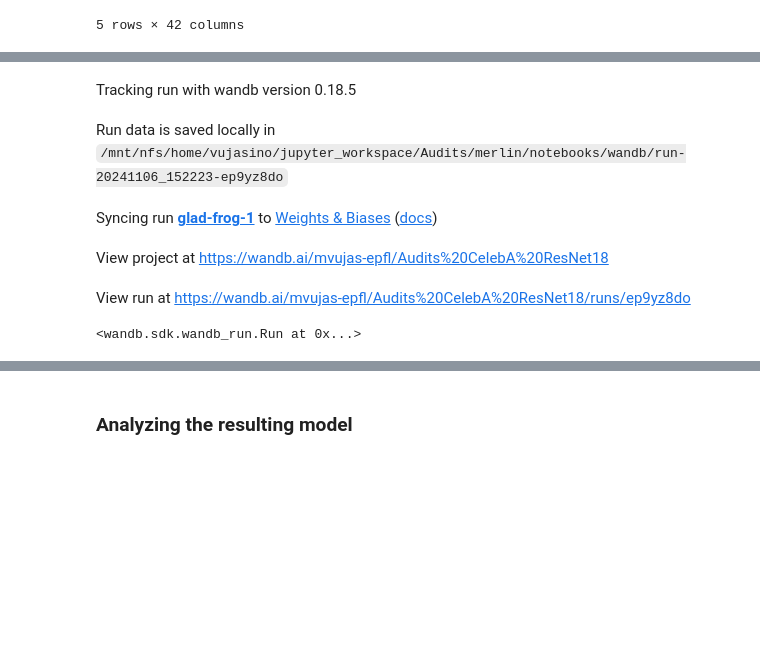
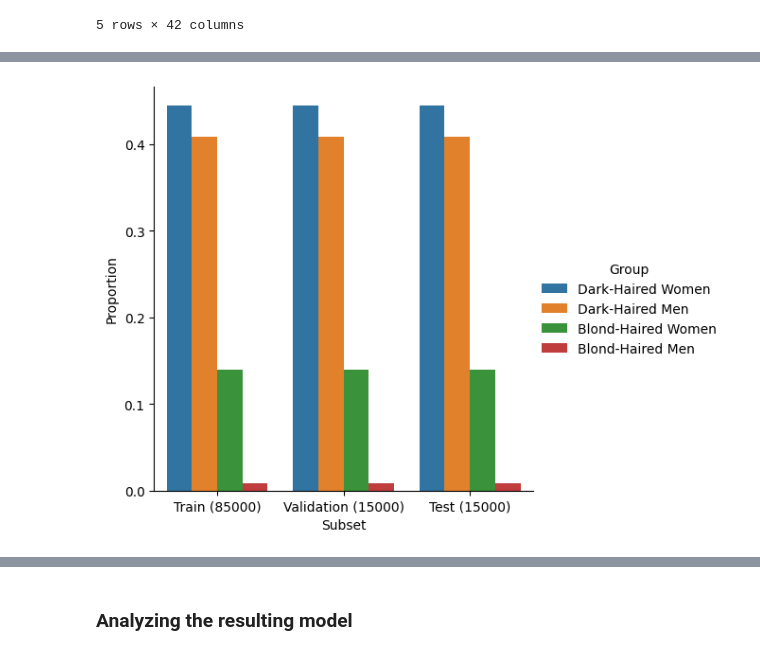
Before and after one commit to grodino/merlin, a Jupyter notebook: notebooks/prob_diff_tests.ipynb, the cells around one changed output, grey strips where cells are left out. Drawn from its saved outputs; the diff is of its cells as text; code cells hidden in the pictures; blank space fills up the shorter version.

Commit message:
Added experiments on manipulated proportions of data and with high cheekbones

```diff
--- a/notebooks/prob_diff_tests.ipynb
+++ b/notebooks/prob_diff_tests.ipynb
@@ -354,4 +401,26 @@ Name: proportion, dtype: float64
 | 3 | 000004.jpg | 0 | 0 | 1 | 0 | 0 | 0 | 0 | ... |
 | 4 | 000005.jpg | 0 | 1 | 1 | 0 | 0 | 0 | 1 | ... |
 5 rows × 42 columns
+# %%
+def strata_proportions(df):
+    series = df["strata_id"].value_counts(normalize=True)
+    strata_id_to_group = {
+        0: "Dark-Haired Women",
+        1: "Dark-Haired Men",
+        2: "Blond-Haired Women",
+        3: "Blond-Haired Men",
+
+    }
+    series.index = series.index.map(strata_id_to_group)
+    return series
+
+sensitive_col_val_names = {
+    0: "Female",
+    1: "Male"
+}
+def keep_ratios_to_str(keep_ratios):
+    return "-".join([
+        f"{sensitive_col_val_names[i]}_frac={proportion}"
+        for i, proportion in keep_ratios.items()
+    ])
 # %%
@@ -394,2 +475,22 @@ Name: proportion, dtype: float64
 Train, validation, test shapes: (85000, 42) (15000, 42) (15000, 42)
+# %%
+celeba_subset_dfs = {
+    "Train": celeba_train_df,
+    "Validation": celeba_val_df,
+    "Test": celeba_test_df
+}
+
+proportions_df_list = []
+for subset_name, df in celeba_subset_dfs.items():
+    proportions = strata_proportions(df)
+
+    proportions = proportions.to_frame().reset_index().rename(columns={"strata_id": "Group", "proportion": "Proportion"})
+    proportions["Subset"] = f"{subset_name} ({len(df)})"
+
+    proportions_df_list.append(proportions)
+proportions_df = pd.concat(proportions_df_list)
+sns.catplot(data=proportions_df, x="Subset", y="Proportion", hue="Group", kind="bar")
+plt.show()
+# %% [output]
+[figure, added]
 # %%
@@ -521,19 +724,0 @@ def optimal_device() -> torch.device:
-# %%
-wandb.init(project="Audits CelebA ResNet18", config={
-    "pretrained": True,
-    "freeze_embeddings": False,
-    "num_classes": len(celeba_df[celeba_sensitive_col].unique()),
-    "batch_size": 1000,
-    "learning_rate": 0.1,
-    "momentum": 0.9,
-    "optimizer": "SGD",
-    "outcome_col": "Blond_Hair",
-    "epochs": 20
-})
-# %% [output]
-Tracking run with wandb version 0.18.5
-Run data is saved locally in /mnt/nfs/home/vujasino/jupyter_workspace/Audits/merlin/notebooks/wandb/run-20241106_152223-ep9yz8do
-Syncing run glad-frog-1 to Weights & Biases (docs)
-View project at https://wandb.ai/mvujas-epfl/Audits%20CelebA%20ResNet18
-View run at https://wandb.ai/mvujas-epfl/Audits%20CelebA%20ResNet18/runs/ep9yz8do
-<wandb.sdk.wandb_run.Run at 0x...>
```
Also changed, not shown: parts of 40 cells of this notebook.
